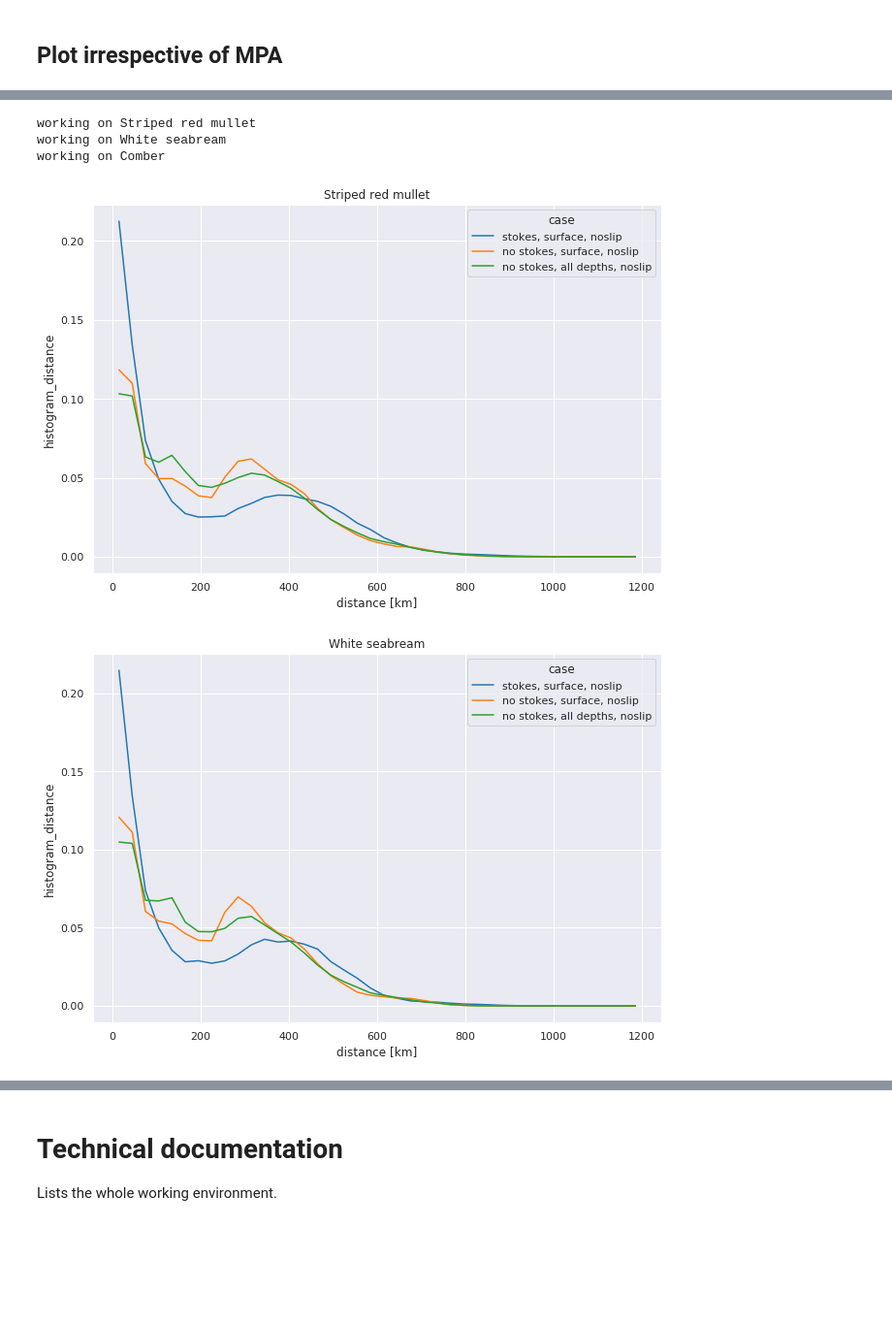
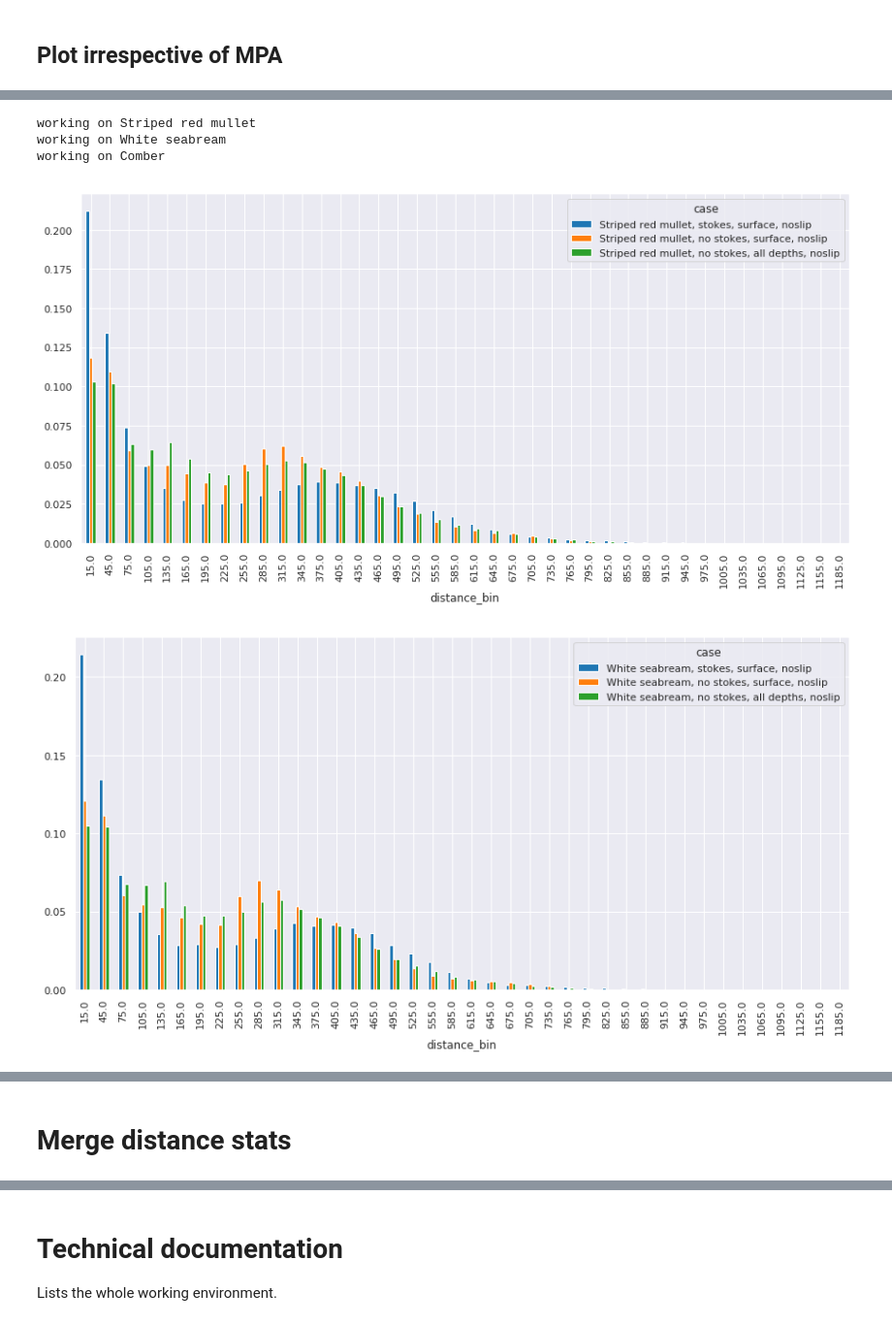
Before and after one commit to willirath/medseaconnectivity, a Jupyter notebook: notebooks/01_Distance_travelled_with_settling_period.ipynb, the cells around one changed output, grey strips where cells are left out. Shown at 97% size. Cells and saved outputs as stored; diff of their text form; code cells hidden in the pictures; blank space fills up the shorter version.

```diff
--- a/notebooks/01_Distance_travelled_with_settling_period.ipynb
+++ b/notebooks/01_Distance_travelled_with_settling_period.ipynb
@@ -388,17 +417,18 @@ for current_species in species.keys():
     )
 
     temp_hist.coords["case"] = [
-        "stokes, surface, no land contact",
-        "no stokes, surface, no land contact",
-        "no stokes, all depths, no land contact"]
+        f"{current_species}, stokes, surface, no land contact",
+        f"{current_species}, no stokes, surface, no land contact",
+        f"{current_species}, no stokes, all depths, no land contact"]
 
-    temp_hist.compute(retries=40).plot(
-        x="distance_bin",
-        hue="case",
-        size=7
-    );
+    temp_hist = temp_hist.compute(retries=40)
 
-    plt.gca().set_title(current_species);
+    temp_hist = temp_hist.transpose("distance_bin", "case").to_pandas()
+
+    temp_hist.to_csv(
+        f"output_data/distance_hist_{current_species.replace(' ', '_')}_no_land_contact.csv")
+
+    temp_hist.plot.bar(figsize=(15, 7));
 
     plt.gcf().savefig(f"plots/distance_hist_{current_species.replace(' ', '_')}_no_land_contact.png");
     plt.gcf().savefig(f"plots/distance_hist_{current_species.replace(' ', '_')}_no_land_contact.pdf");
@@ -412,33 +442,34 @@ working on Comber
 # %%
 for current_species in species.keys():
     print(f"working on {current_species}")
     temp_hist = xr.concat(
         [
             restrict_hist(hist_stokes, k=0, current_species=current_species, sum_mpa=True),
             restrict_hist(hist_nostokes, k=0, current_species=current_species, sum_mpa=True),
             restrict_hist(hist_nostokes, k=range(1, 5), current_species=current_species, sum_mpa=True)
 
         ], dim="case"
     )
 
     temp_hist.coords["case"] = [
-        "stokes, surface, noslip",
-        "no stokes, surface, noslip",
-        "no stokes, all depths, noslip"]
+        f"{current_species}, stokes, surface, noslip",
+        f"{current_species}, no stokes, surface, noslip",
+        f"{current_species}, no stokes, all depths, noslip"]
 
-    temp_hist.compute(retries=40).plot(
-        x="distance_bin",
-        hue="case",
-        size=7
-    );
+    temp_hist = temp_hist.compute(retries=40)
 
-    plt.gca().set_title(current_species);
+    temp_hist = temp_hist.transpose("distance_bin", "case").to_pandas()
+
+    temp_hist.to_csv(
+        f"output_data/distance_hist_{current_species.replace(' ', '_')}_noslip.csv")
+
+    temp_hist.plot.bar(figsize=(15, 7));
 
     plt.gcf().savefig(f"plots/distance_hist_{current_species.replace(' ', '_')}_noslip.png");
     plt.gcf().savefig(f"plots/distance_hist_{current_species.replace(' ', '_')}_noslip.pdf");
 # %% [output]
 working on Striped red mullet
 working on White seabream
 working on Comber
-[figure, old version]
+[figure, new version]
-[figure, old version]
+[figure, new version]
@@ -445,0 +477,2 @@ working on Comber
+# %% [markdown]
+# Merge distance stats
```
Also changed, not shown: parts of 16 cells of this notebook, 19 other files.
